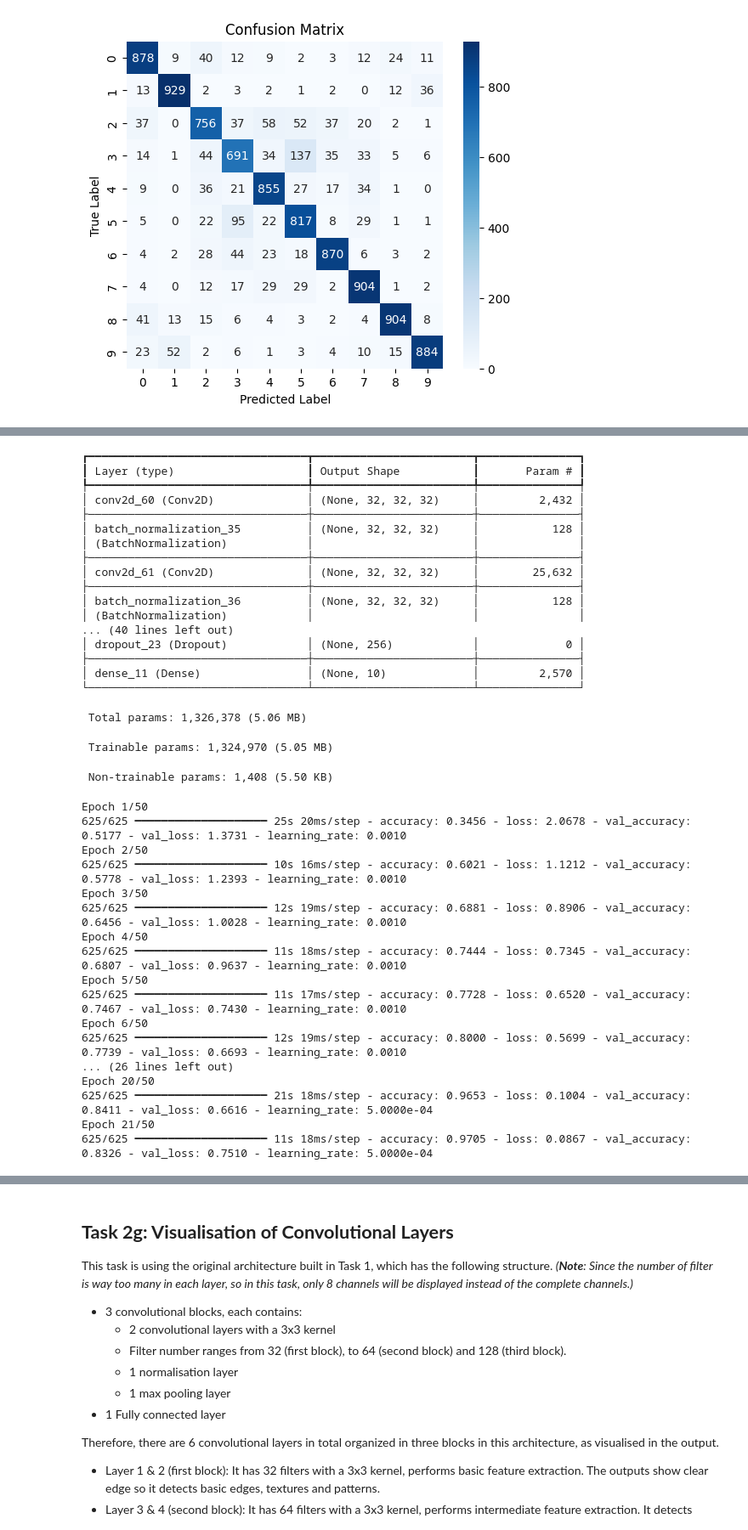
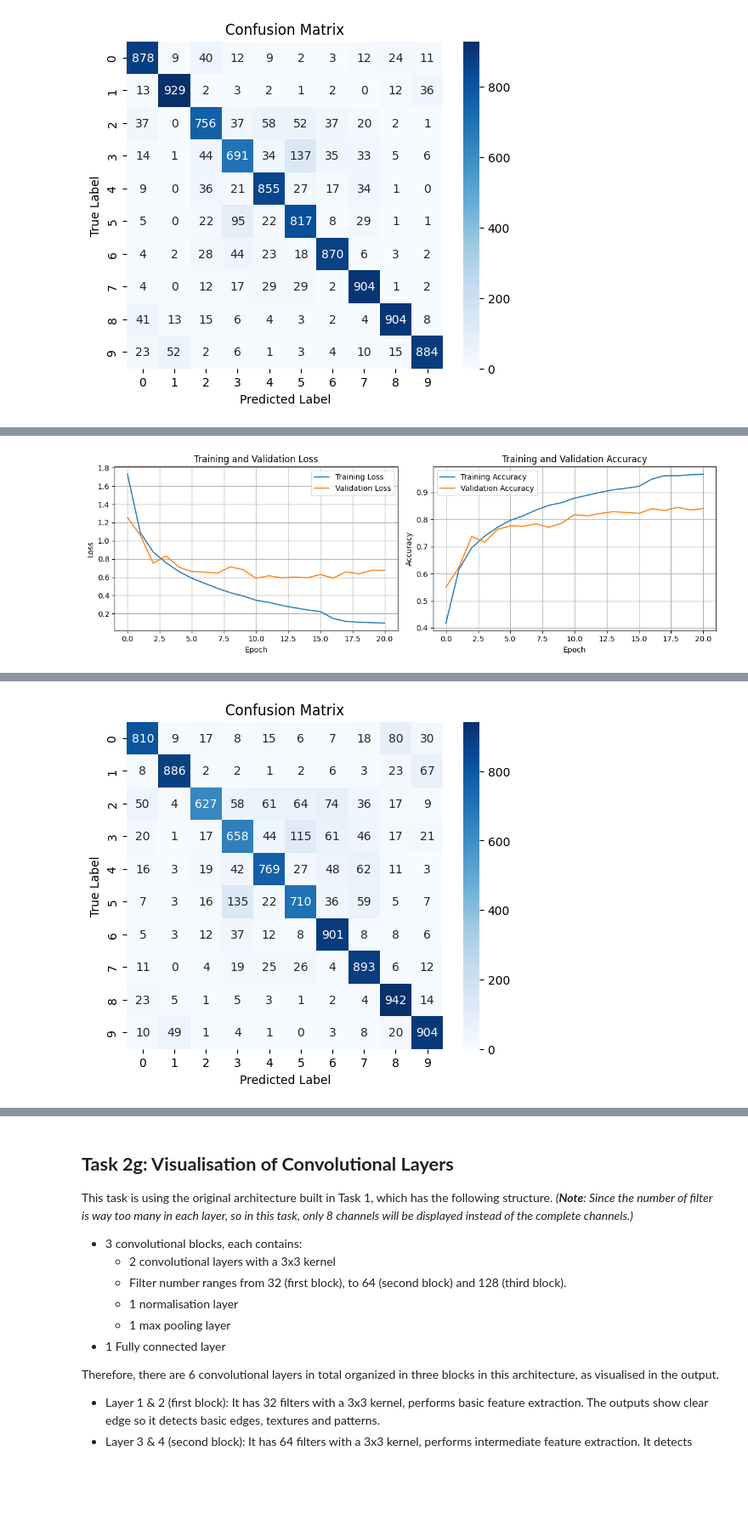
Before and after one commit to jiayizhang19/Deep_Learning, a Jupyter notebook: CNN.ipynb, the cells around one changed output, grey strips where cells are left out. Shown at 85% size. Cells and saved outputs as stored; diff of their text form; code cells hidden in the pictures; blank space fills up the shorter version.

```diff
--- a/CNN.ipynb
+++ b/CNN.ipynb
@@ -469,39 +434,58 @@ def create_cnn_model_changing_kernel():
   return model
 
 # Build and plot the model
 model_changing_kernel = create_cnn_model_changing_kernel()
-model_changing_kernel.summary()
-tf.keras.utils.plot_model(
-    model_changing_kernel,
-    show_shapes=True,
-    show_layer_names=True,
-    # Make the plot a smaller size
-    dpi=70,
-)
 
 # ================================================================= #
 # ======================== Train the Model ======================== #
 # ================================================================= #
 # Compile the model
 model_changing_kernel.compile(
     optimizer=tf.keras.optimizers.Adam(learning_rate=0.001),
     loss=tf.keras.losses.sparse_categorical_crossentropy,
     metrics=['accuracy']
 )
 
 # Define callbacks
 callback = [
     # if the validation metric does not improve for 10 consecutive epochs, training will stop
     tf.keras.callbacks.EarlyStopping(patience=10, restore_best_weights=True),
     #  if the validation metric does not improve for 5 consecutive epoches, the learning rate is reduced. (multiplied by factor)
     tf.keras.callbacks.ReduceLROnPlateau(factor=0.5, patience=5)
 ]
 
 history_changing_kernel = model_changing_kernel.fit(
     x_train, y_train,
     batch_size=64,
     epochs=50,
     validation_split=0.2,
-    callbacks=callback
+    callbacks=callback,
+    verbose=0 # Disable the progress bar and detailed output during training
 )
+
+# ============================================================== #
+# ================ Plot and Evaluate the Model ================= #
+# ============================================================== #
+# Plot loss and accuracy
+plot_train_history(history_changing_kernel)
+
+# Evaluate on train and test dataset
+train_loss, train_accuracy = model_changing_kernel.evaluate(x_train, y_train)
+print(f"\nTrain Loss: {train_loss:.4f}")
+print(f"Train Accuracy: {train_accuracy:.4f}")
+test_loss, test_accuracy = model_changing_kernel.evaluate(x_test, y_test)
+print(f"\nTest Loss: {test_loss:.4f}")
+print(f"Test Accuracy: {test_accuracy:.4f}")
+
+# Plot confusion matrix
+y_pred_changing_kernel = np.argmax(model_changing_kernel.predict(x_test), axis=1)
+conf_matrix_changing_kernel = confusion_matrix(y_test, y_pred_changing_kernel)
+plt.figure(figsize=(6, 5))
+# Plot Confusion Matrix
+sns.heatmap(conf_matrix_changing_kernel, annot=True, fmt='d', cmap='Blues')
+plt.title('Confusion Matrix')
+plt.ylabel('True Label')
+plt.xlabel('Predicted Label')
+plt.show()
 # %% [output]
+[figure, added]
@@ -509,37 +501 @@ Model: "sequential_5"
-┏━━━━━━━━━━━━━━━━━━━━━━━━━━━━━━━━━┳━━━━━━━━━━━━━━━━━━━━━━━━┳━━━━━━━━━━━━━━━┓
-┃ Layer (type)                    ┃ Output Shape           ┃       Param # ┃
-┡━━━━━━━━━━━━━━━━━━━━━━━━━━━━━━━━━╇━━━━━━━━━━━━━━━━━━━━━━━━╇━━━━━━━━━━━━━━━┩
-│ conv2d_60 (Conv2D)              │ (None, 32, 32, 32)     │         2,432 │
-├─────────────────────────────────┼────────────────────────┼───────────────┤
-│ batch_normalization_35          │ (None, 32, 32, 32)     │           128 │
-│ (BatchNormalization)            │                        │               │
-├─────────────────────────────────┼────────────────────────┼───────────────┤
-│ conv2d_61 (Conv2D)              │ (None, 32, 32, 32)     │        25,632 │
-├─────────────────────────────────┼────────────────────────┼───────────────┤
-│ batch_normalization_36          │ (None, 32, 32, 32)     │           128 │
-│ (BatchNormalization)            │                        │               │
-... (40 lines left out)
-│ dropout_23 (Dropout)            │ (None, 256)            │             0 │
-├─────────────────────────────────┼────────────────────────┼───────────────┤
-│ dense_11 (Dense)                │ (None, 10)             │         2,570 │
-└─────────────────────────────────┴────────────────────────┴───────────────┘
- Total params: 1,326,378 (5.06 MB)
- Trainable params: 1,324,970 (5.05 MB)
- Non-trainable params: 1,408 (5.50 KB)
-Epoch 1/50
-625/625 ━━━━━━━━━━━━━━━━━━━━ 25s 20ms/step - accuracy: 0.3456 - loss: 2.0678 - val_accuracy: 0.5177 - val_loss: 1.3731 - learning_rate: 0.0010
-Epoch 2/50
-625/625 ━━━━━━━━━━━━━━━━━━━━ 10s 16ms/step - accuracy: 0.6021 - loss: 1.1212 - val_accuracy: 0.5778 - val_loss: 1.2393 - learning_rate: 0.0010
-Epoch 3/50
-625/625 ━━━━━━━━━━━━━━━━━━━━ 12s 19ms/step - accuracy: 0.6881 - loss: 0.8906 - val_accuracy: 0.6456 - val_loss: 1.0028 - learning_rate: 0.0010
-Epoch 4/50
-625/625 ━━━━━━━━━━━━━━━━━━━━ 11s 18ms/step - accuracy: 0.7444 - loss: 0.7345 - val_accuracy: 0.6807 - val_loss: 0.9637 - learning_rate: 0.0010
-Epoch 5/50
-625/625 ━━━━━━━━━━━━━━━━━━━━ 11s 17ms/step - accuracy: 0.7728 - loss: 0.6520 - val_accuracy: 0.7467 - val_loss: 0.7430 - learning_rate: 0.0010
-Epoch 6/50
-625/625 ━━━━━━━━━━━━━━━━━━━━ 12s 19ms/step - accuracy: 0.8000 - loss: 0.5699 - val_accuracy: 0.7739 - val_loss: 0.6693 - learning_rate: 0.0010
-... (26 lines left out)
-Epoch 20/50
-625/625 ━━━━━━━━━━━━━━━━━━━━ 21s 18ms/step - accuracy: 0.9653 - loss: 0.1004 - val_accuracy: 0.8411 - val_loss: 0.6616 - learning_rate: 5.0000e-04
-Epoch 21/50
-625/625 ━━━━━━━━━━━━━━━━━━━━ 11s 18ms/step - accuracy: 0.9705 - loss: 0.0867 - val_accuracy: 0.8326 - val_loss: 0.7510 - learning_rate: 5.0000e-04
+[figure, added]
```
Also changed, not shown: parts of 23 cells of this notebook.
